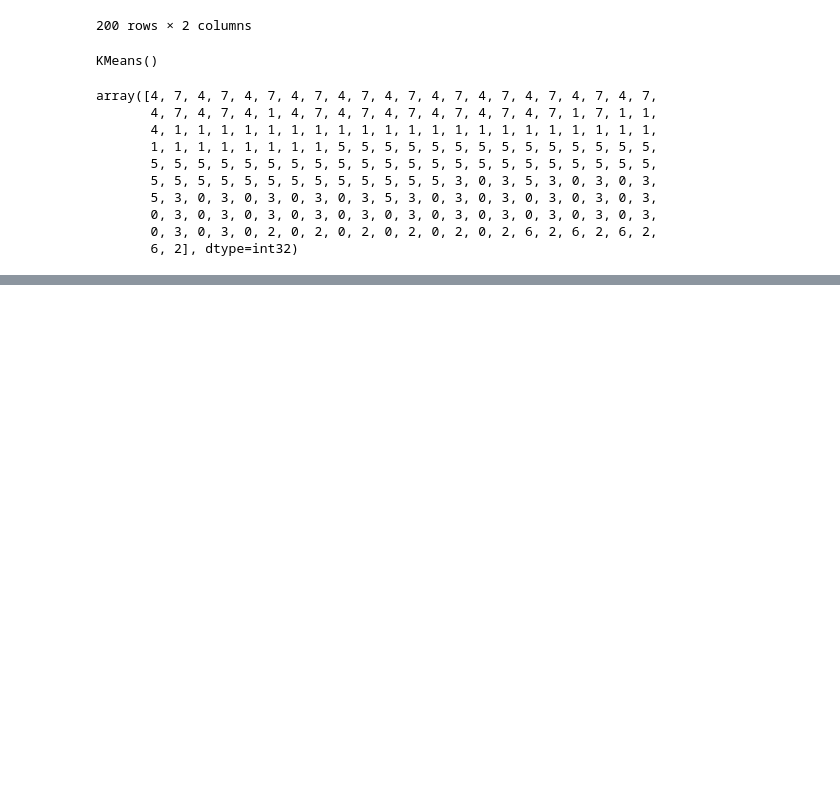
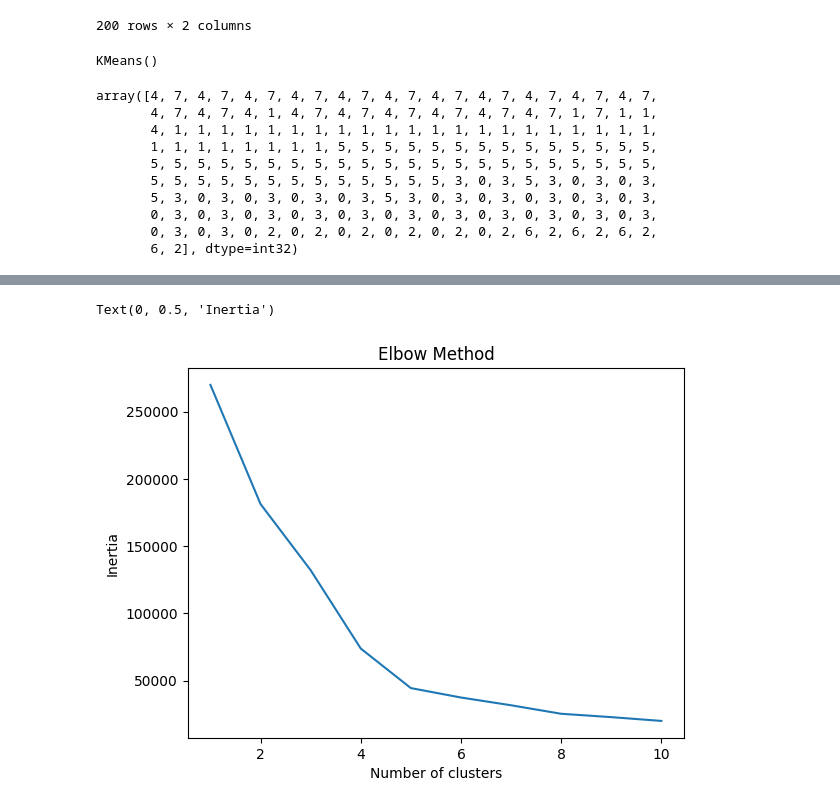
Before and after one commit to pasindu-piyumal/mall-customer-segmentation, a Jupyter notebook: project.ipynb, the cells around one changed output, grey strips where cells are left out. Drawn from its saved outputs; the diff is of its cells as text; code cells hidden in the pictures; blank space fills up the shorter version.

Commit message:
use elbow method to take optimal number of clusters

```diff
--- a/project.ipynb
+++ b/project.ipynb
@@ -124,0 +148,8 @@ array([4, 7, 4, 7, 4, 7, 4, 7, 4, 7, 4, 7, 4, 7, 4, 7, 4, 7, 4, 7, 4, 7,
+# %%
+plt.plot(range(1,11),list)
+plt.title('Elbow Method')
+plt.xlabel('Number of clusters')
+plt.ylabel('Inertia')
+# %% [output]
+Text(0, 0.5, 'Inertia')
+[figure, added]
```
Also changed, not shown: parts of 3 cells of this notebook.
